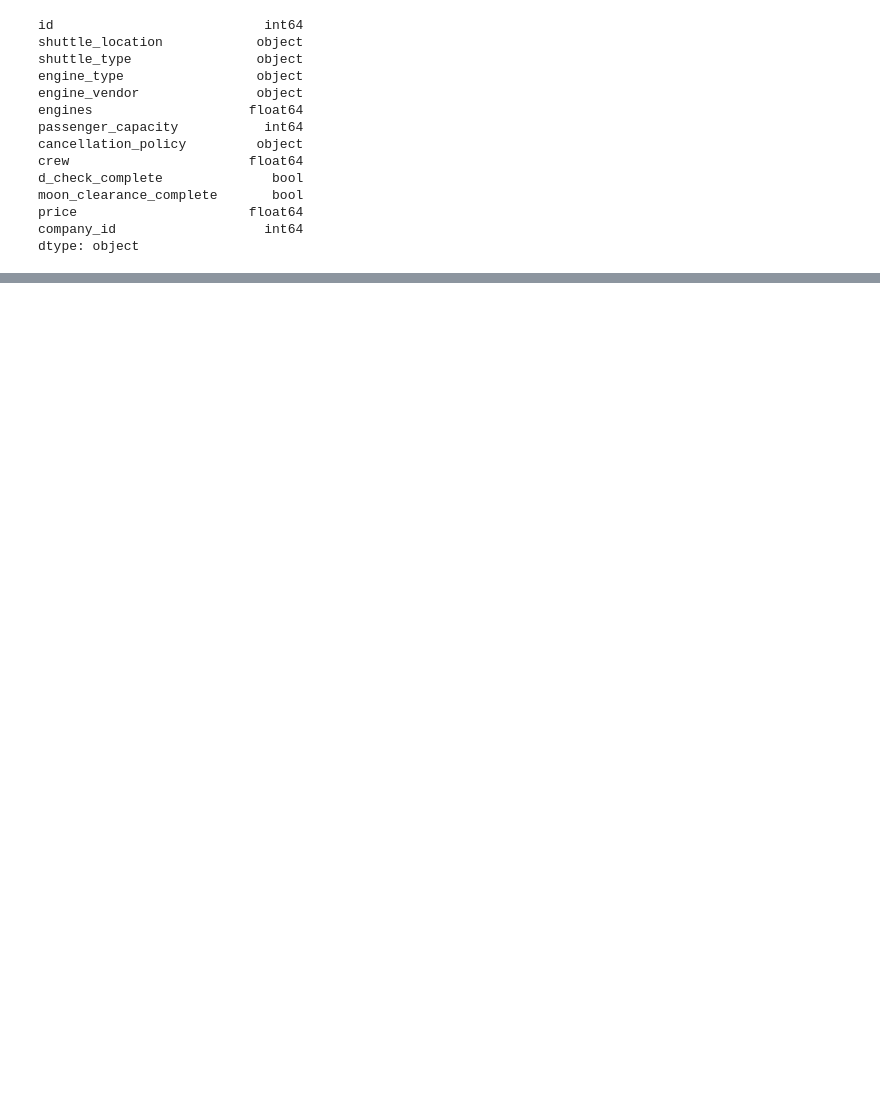
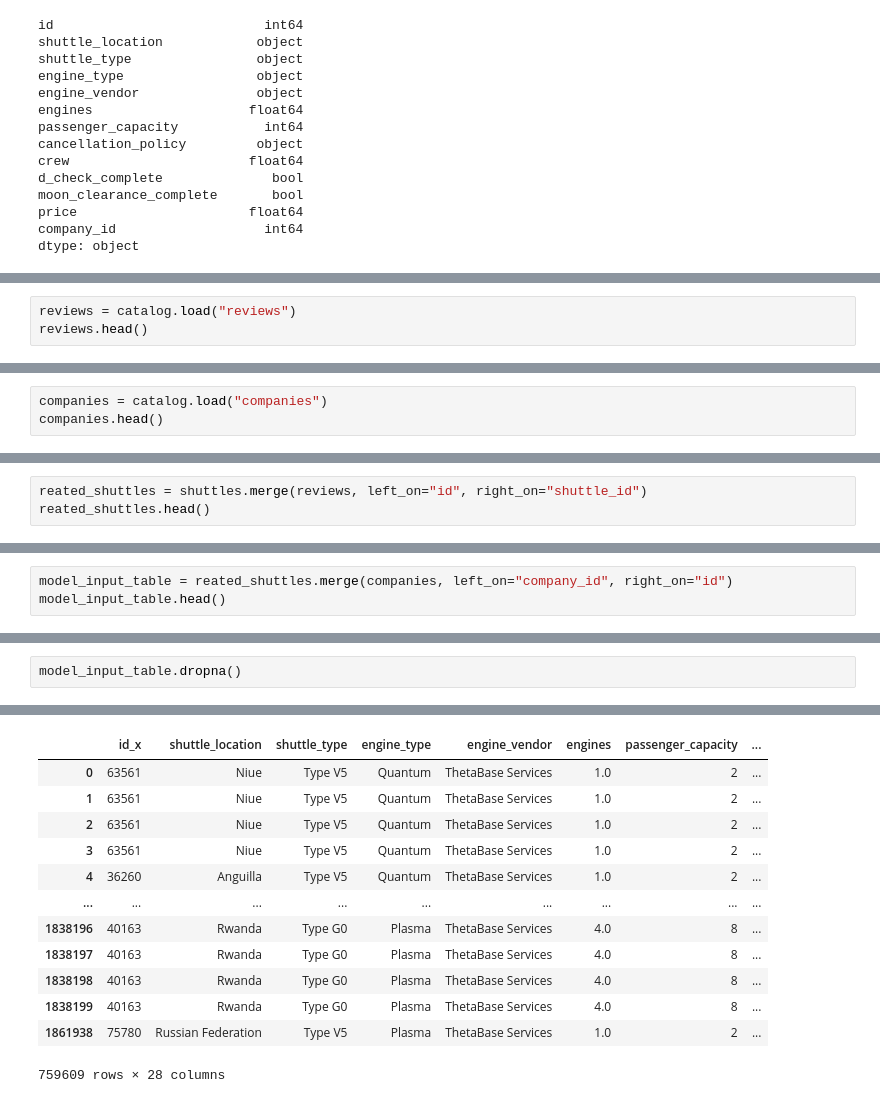
Before and after one commit to dorsaf/spaceflights, a Jupyter notebook: notebooks/data-exploration.ipynb, the cells around one changed output, grey strips where cells are left out. Drawn from its saved outputs; the diff is of its cells as text; blank space fills up the shorter version.

Commit message:
Merge different dataframes in Kedro

```diff
--- a/notebooks/data-exploration.ipynb
+++ b/notebooks/data-exploration.ipynb
@@ -458,0 +495,3 @@ dtype: object
+# %%
+reviews = catalog.load("reviews")
+reviews.head()
@@ -458,0 +507,3 @@ dtype: object
+# %%
+companies = catalog.load("companies")
+companies.head()
@@ -458,0 +519,3 @@ dtype: object
+# %%
+reated_shuttles = shuttles.merge(reviews, left_on="id", right_on="shuttle_id")
+reated_shuttles.head()
@@ -458,0 +531,3 @@ dtype: object
+# %%
+model_input_table = reated_shuttles.merge(companies, left_on="company_id", right_on="id")
+model_input_table.head()
@@ -458,0 +543,3 @@ dtype: object
+# %%
+model_input_table.dropna()
+# %% [output]
@@ -458,0 +547,13 @@ dtype: object
+|  | id_x | shuttle_location | shuttle_type | engine_type | engine_vendor | engines | passenger_capacity | ... |
+| 0 | 63561 | Niue | Type V5 | Quantum | ThetaBase Services | 1.0 | 2 | ... |
+| 1 | 63561 | Niue | Type V5 | Quantum | ThetaBase Services | 1.0 | 2 | ... |
+| 2 | 63561 | Niue | Type V5 | Quantum | ThetaBase Services | 1.0 | 2 | ... |
+| 3 | 63561 | Niue | Type V5 | Quantum | ThetaBase Services | 1.0 | 2 | ... |
+| 4 | 36260 | Anguilla | Type V5 | Quantum | ThetaBase Services | 1.0 | 2 | ... |
+| ... | ... | ... | ... | ... | ... | ... | ... | ... |
+| 1838196 | 40163 | Rwanda | Type G0 | Plasma | ThetaBase Services | 4.0 | 8 | ... |
+| 1838197 | 40163 | Rwanda | Type G0 | Plasma | ThetaBase Services | 4.0 | 8 | ... |
+| 1838198 | 40163 | Rwanda | Type G0 | Plasma | ThetaBase Services | 4.0 | 8 | ... |
+| 1838199 | 40163 | Rwanda | Type G0 | Plasma | ThetaBase Services | 4.0 | 8 | ... |
+| 1861938 | 75780 | Russian Federation | Type V5 | Plasma | ThetaBase Services | 1.0 | 2 | ... |
+759609 rows × 28 columns
```
Also changed, not shown: parts of 9 cells of this notebook, 5 other files.
